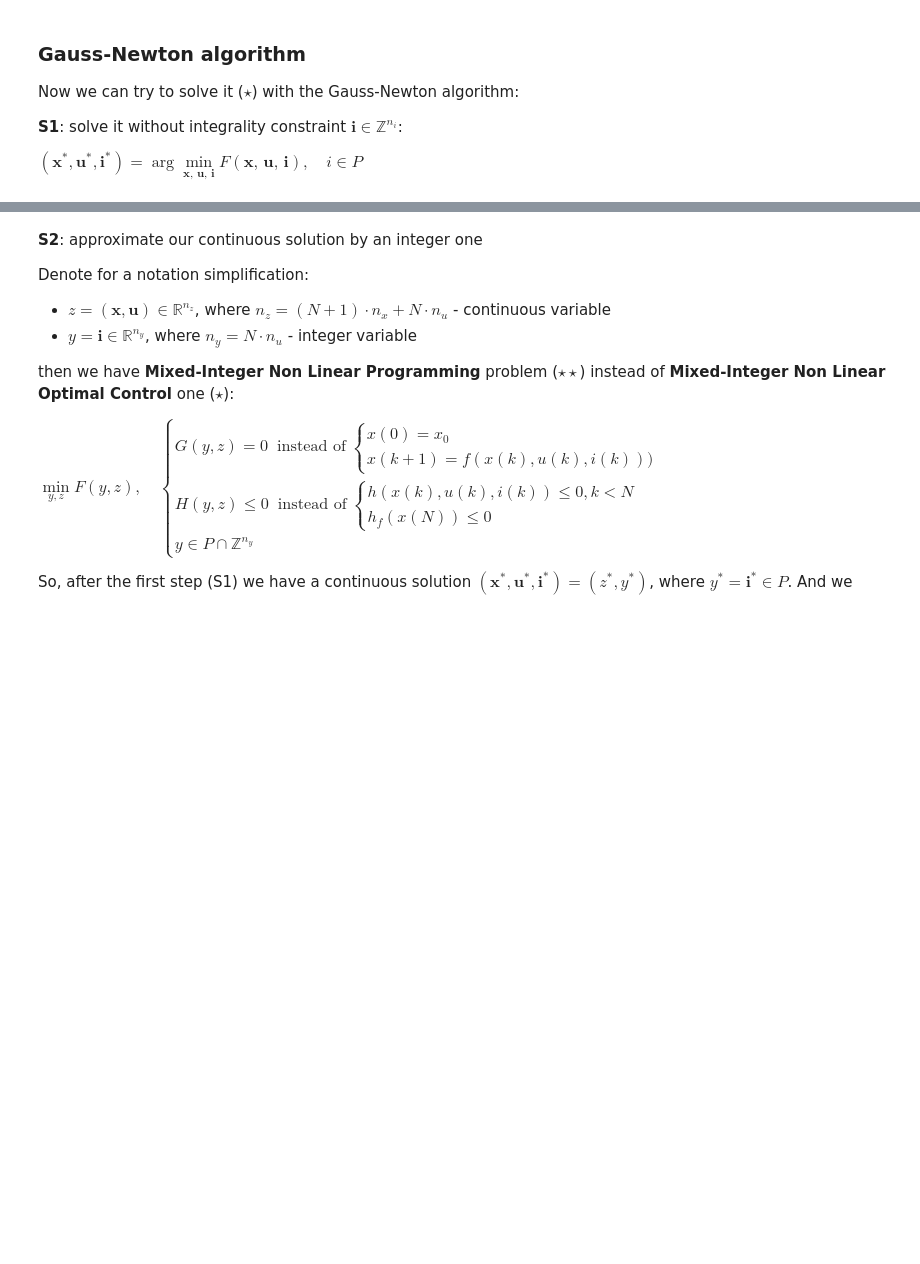
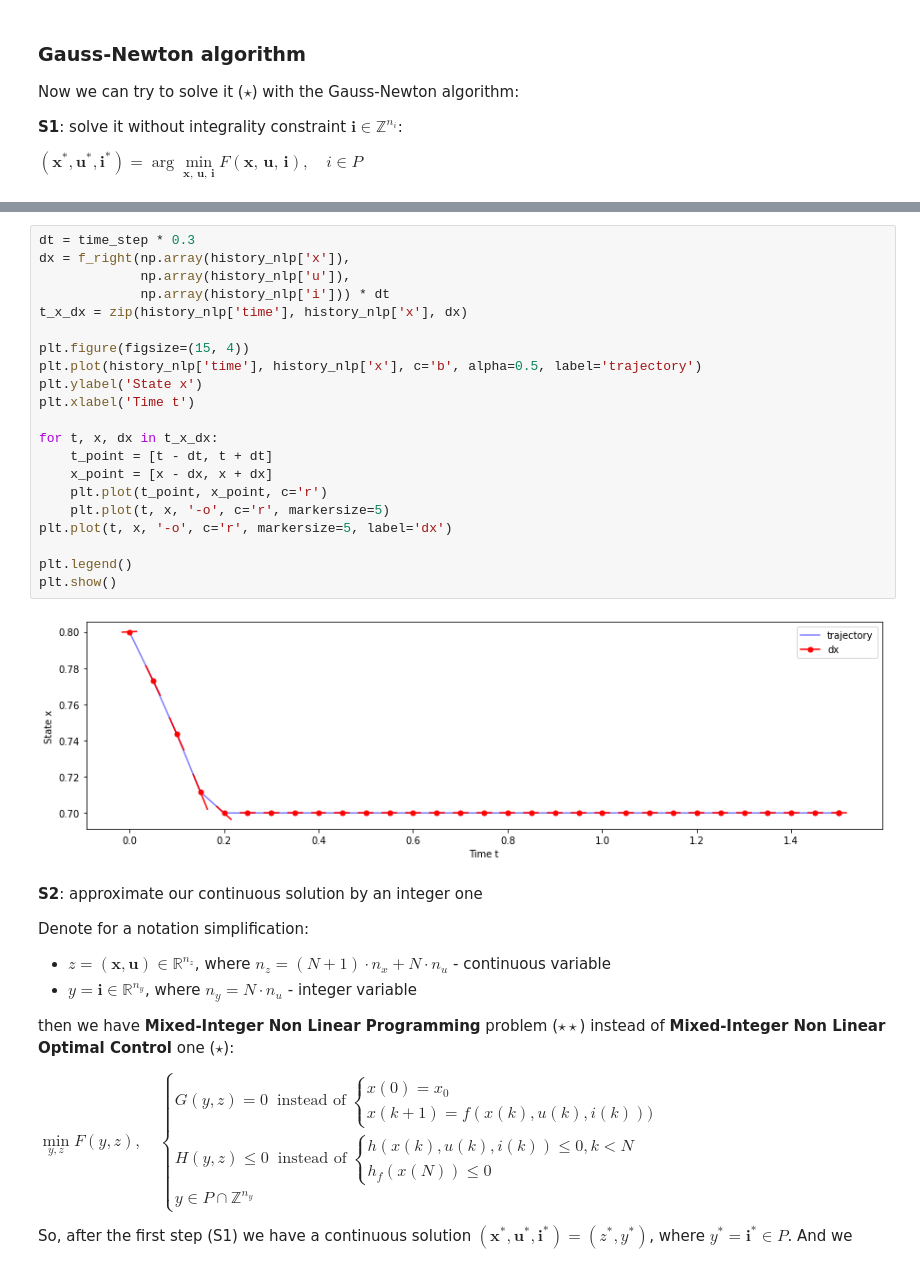
Before and after one commit to anabatsh/Optimal-Control, a Jupyter notebook: MINL Optimal Control.ipynb, the cells around one changed output, grey strips where cells are left out. Drawn from its saved outputs; the diff is of its cells as text; blank space fills up the shorter version.

```diff
--- a/MINL Optimal Control.ipynb
+++ b/MINL Optimal Control.ipynb
@@ -198,3 +198,26 @@ show_results(history_nlp)
+# %%
+dt = time_step * 0.3
+dx = f_right(np.array(history_nlp['x']),
+             np.array(history_nlp['u']),
+             np.array(history_nlp['i'])) * dt
+t_x_dx = zip(history_nlp['time'], history_nlp['x'], dx)
+
+plt.figure(figsize=(15, 4))
+plt.plot(history_nlp['time'], history_nlp['x'], c='b', alpha=0.5, label='trajectory')
+plt.ylabel('State x')
+plt.xlabel('Time t')
+
+for t, x, dx in t_x_dx:
+    t_point = [t - dt, t + dt]
+    x_point = [x - dx, x + dx]
+    plt.plot(t_point, x_point, c='r')
+    plt.plot(t, x, '-o', c='r', markersize=5)
+plt.plot(t, x, '-o', c='r', markersize=5, label='dx')
+
+plt.legend()
+plt.show()
+# %% [output]
+[figure, added]
 # %% [markdown]
 **S2**: approximate our continuous solution by an integer one
 
```
Also changed, not shown: parts of 11 cells of this notebook.
